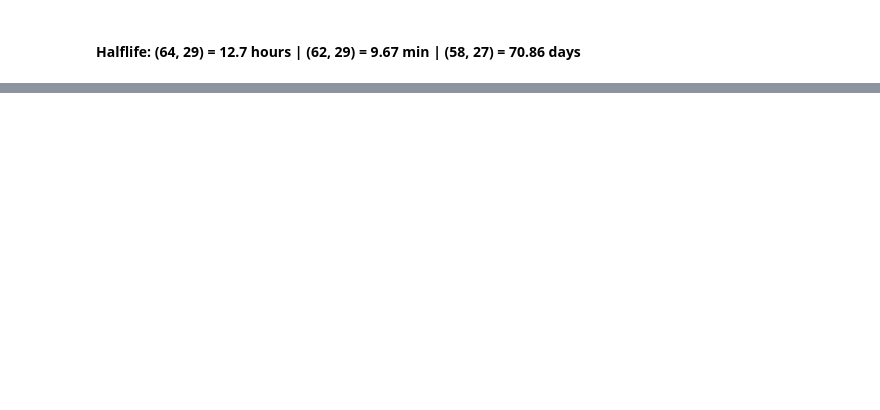
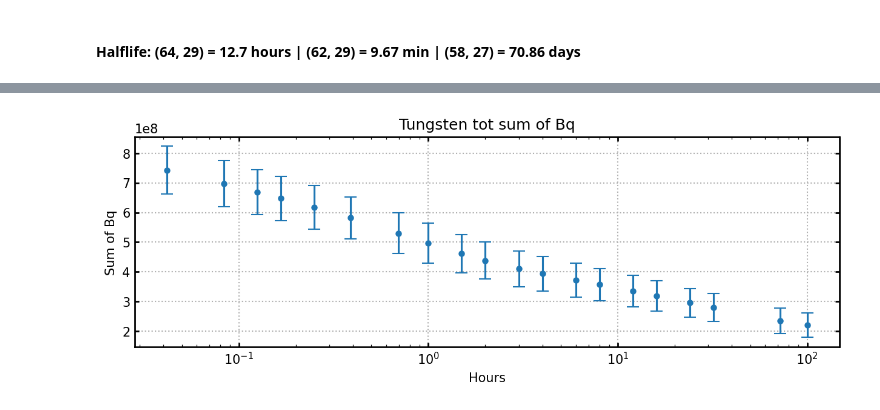
Before and after one commit to sewerininc/fluka_simulations, a Jupyter notebook: python_notebook/first test.ipynb, the cells around one changed output, grey strips where cells are left out. Cells and saved outputs as stored; diff of their text form; code cells hidden in the pictures; blank space fills up the shorter version.

```diff
--- a/python_notebook/first test.ipynb
+++ b/python_notebook/first test.ipynb
@@ -211,3 +203,5 @@ def plot_spec(type_: str, A: list, Z: list) -> None:
     plt.show()
 
     return
+# %%
+ff1, uncb = get_df_sum(brass_paths[0])
@@ -214,3 +225,20 @@ def plot_spec(type_: str, A: list, Z: list) -> None:
+# %%
+unc_sums_brass = []
+unc_tungsten_sums = []
+
+for paths, t_path in zip(brass_paths, tungsten_paths):
+    try:
+        fb1, uncb = get_df_sum(paths)
+        funcb = (fb1*uncb)**2
+        unc_sums_brass.append((funcb.sum().sum())**(1/2))
+    except:
+        print(paths)
+    try:
+        ft1, unct = get_df_sum(t_path, number=5)
+        funct = (ft1*unct)**2
+        unc_tungsten_sums.append((funct.sum().sum())**(1/2))
+    except:
+        print(t_path)
 # %%
 plot_spec("Brass", ["64", "62", "58"], ["29", "29", "27"])
 # %% [output]
@@ -222,22 +267,3 @@ plot_spec("tungsten", ["181", "177", "178"], ["74", "73", "74"])
-# %%
-times_brass = []
-tungsten_t = []
-sums_brass = []
-tungsten_sums = []
-
-for paths, t_path in zip(brass_paths, tungsten_paths):
-    try:
-        ff1, uncb = get_df_sum(paths)
-        sums_brass.append(ff1.sum().sum())
-        times_brass.append(cool_times_dict[f"cool{int(paths.split('_')[4])-20}"])
-    except:
-        print(paths)
-    try:
-        ft1, unct = get_df_sum(t_path)
-        tungsten_sums.append(ft1.sum().sum())
-        tungsten_t.append(cool_times_dict[f"cool{int(t_path.split('_')[4])-20}"])
-    except:
-        print(t_path)
 # %%
 tot_df_tungsten, extra = get_df_sum(tungsten_paths[0])
 tot_df_tungsten = sort_df(tot_df_tungsten)
@@ -289,6 +334,9 @@ find_elements(ff1, ff1.max().mean()*10, True)
 # %%
-plt.scatter(np.array(tungsten_t)/60/60, tungsten_sums)
+plt.errorbar(np.array(tungsten_t)/60/60, tungsten_sums, yerr=unc_tungsten_sums, fmt="o", markersize=4, capsize=5)
 plt.title("Tungsten tot sum of Bq")
 plt.xlabel("Hours")
 plt.ylabel("Sum of Bq")
+plt.xscale('log')
 plt.show()
+# %% [output]
+[figure, added]
```
Also changed, not shown: parts of 19 cells of this notebook, 7 other files.
